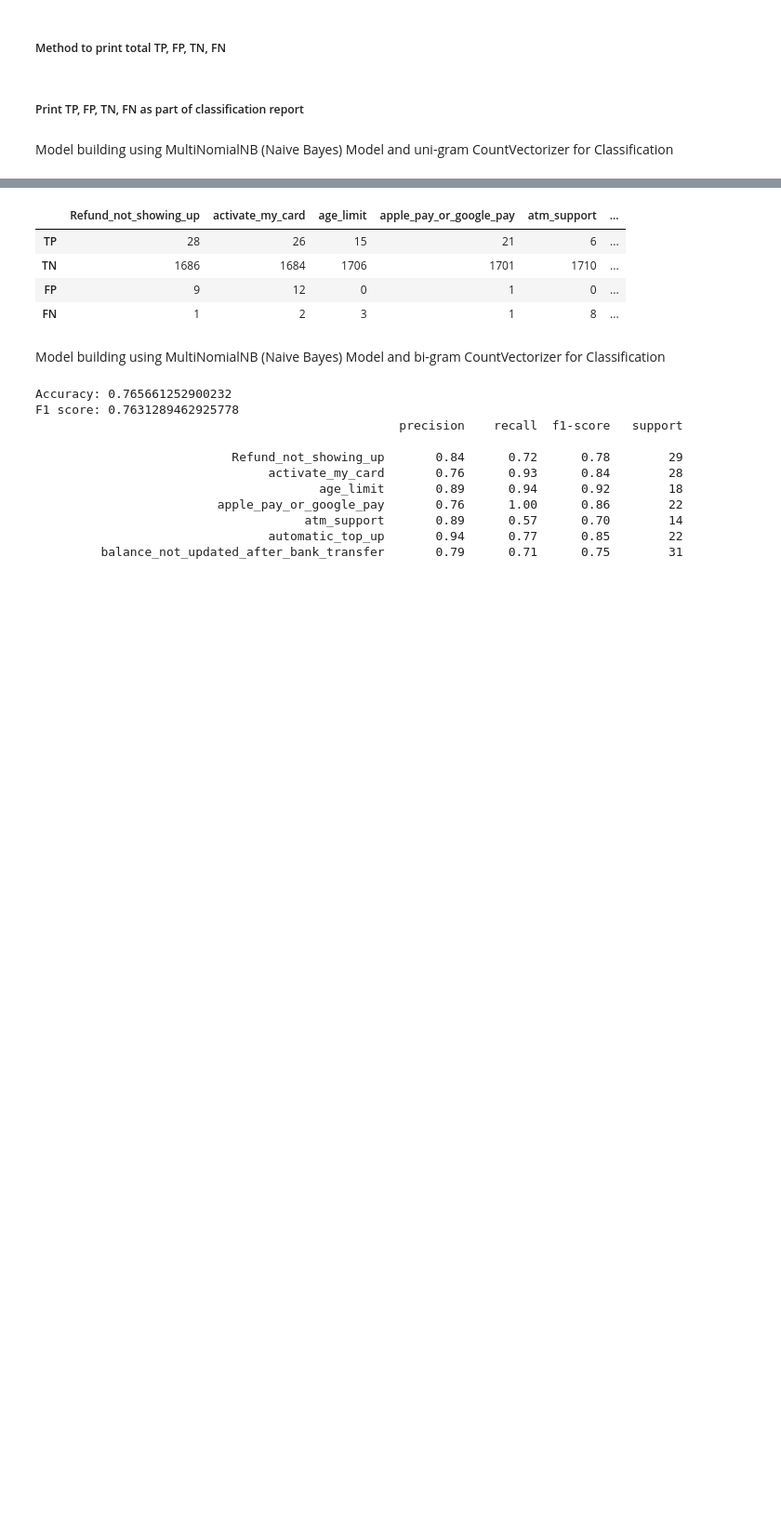
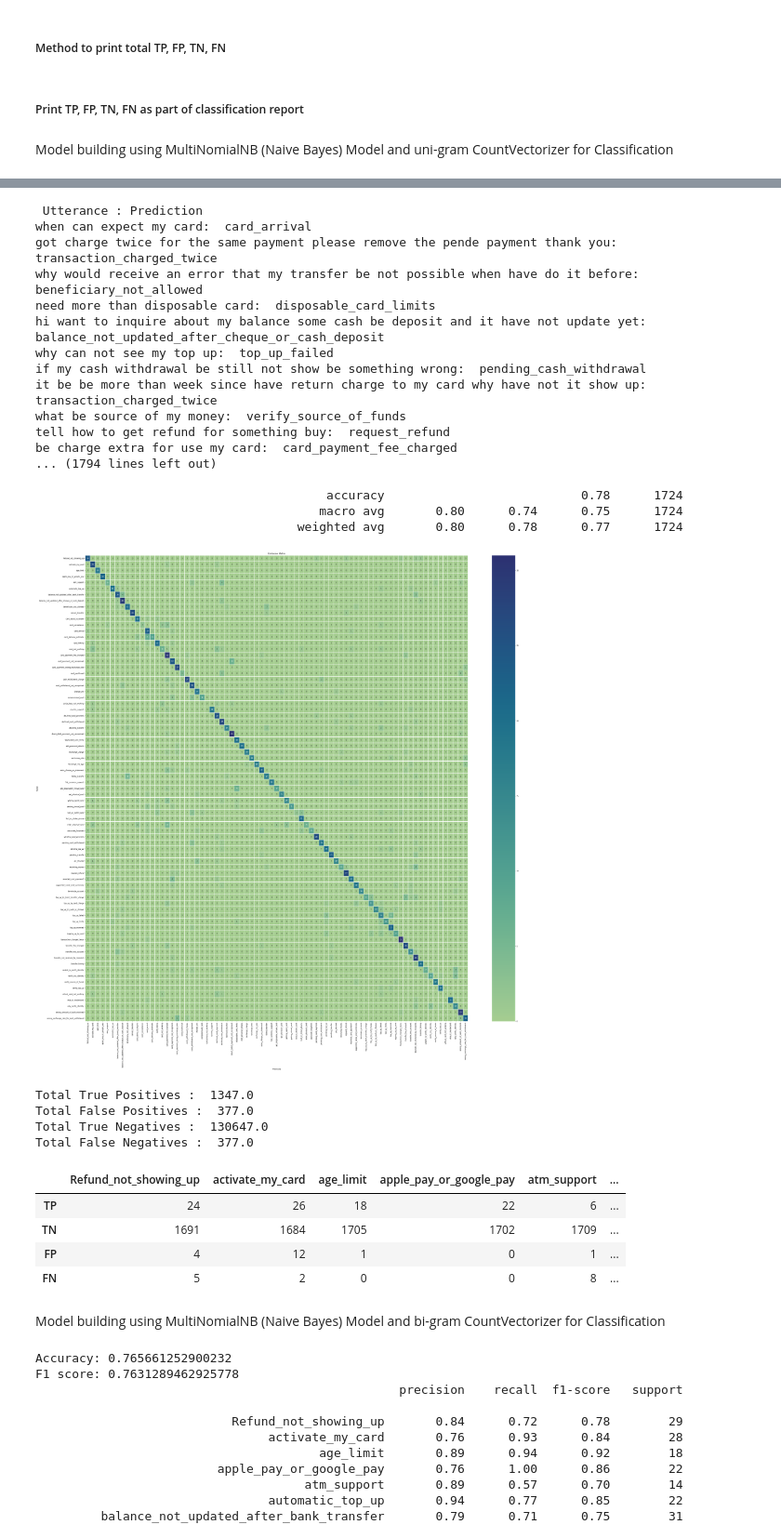
Before and after one commit to Seems1268/Topic_Analysis, a Jupyter notebook: Topic_Analysis.ipynb, the cells around one changed output, grey strips where cells are left out. Shown at 93% size. Cells and saved outputs as stored; diff of their text form; code cells hidden in the pictures; blank space fills up the shorter version.

Commit message:
Added code to display utterance and prediction for test dataset.

```diff
--- a/Topic_Analysis.ipynb
+++ b/Topic_Analysis.ipynb
@@ -505,23 +507,32 @@ Now convert each message into a vector that machine learning models can understa
 """
 pd.set_option('display.max_rows', None)
 pd.set_option('display.max_columns', None)
+y = utterances['intent']
+X = utterances['lemmatized_utterance']
+X_train, X_test, y_train, y_test = train_test_split(X, y, test_size=0.2, stratify=y)
+print("Shape of X_train: ", X_train.shape)
+print("Shape of X_test: ", X_test.shape)
+
 # Initialize uni-gram CountVectorizer
-vectorizer = CountVectorizer().fit_transform(utterances['lemmatized_utterance'])
-X = np.array(vectorizer.todense())
-#print("Shape of X: ", X.shape)
-y = utterances['intent']
-X_train, X_test, y_train, y_test = train_test_split(X, y, test_size=0.2, stratify=y)
-#print("Shape of X_train: ", X_train.shape)
-#print("Shape of X_test: ", X_test.shape)
+vectorizer = CountVectorizer()
+X_train_v = vectorizer.fit_transform(X_train.values)
 
-#display(y_test.value_counts(sort=True, ascending=True))
+# Display count of data samples for each intent in y_test
+display(y_test.value_counts(sort=True, ascending=True))
 
 # Initalize MNB classifier and fit with features
-count_vectorizer_unigram_MNB_model = MultinomialNB().fit(X_train, y_train)
+count_vectorizer_unigram_MNB_model = MultinomialNB().fit(X_train_v, y_train)
+
+#print(f"X_test utterances", X_test)
+X_test_v = vectorizer.transform(X_test.values)
 
 # get the predictions for X_test using pipeline object
-y_pred = count_vectorizer_unigram_MNB_model.predict(X_test)
-#print(y_pred)
+y_pred = count_vectorizer_unigram_MNB_model.predict(X_test_v)
+
+# Print the predicted intent for each utterance in X_test dataset
+print(f" Utterance : Prediction")
+res = "\n".join("{}:  {}".format(x, y) for x, y in zip(X_test, y_pred.tolist()))
+print(res)
 
 # get the model classification report
 print('Accuracy:', accuracy_score(y_test, y_pred))
@@ -529,7 +540,7 @@ print('F1 score:', f1_score(y_test, y_pred, average='weighted'))
 print (classification_report(y_test, y_pred))
 
 # Plot heatmap of confusion matrix
-#plot_confusion_matrix(y_test, y_pred)
+plot_confusion_matrix(y_test, y_pred)
 
 #Print total TP, FP, TN, FN
 print_total_values(y_test, y_pred)
@@ -559,8 +572,30 @@ Total False Negatives :  378.0
+ Utterance : Prediction
+when can expect my card:  card_arrival
+got charge twice for the same payment please remove the pende payment thank you:  transaction_charged_twice
+why would receive an error that my transfer be not possible when have do it before:  beneficiary_not_allowed
+need more than disposable card:  disposable_card_limits
+hi want to inquire about my balance some cash be deposit and it have not update yet:  balance_not_updated_after_cheque_or_cash_deposit
+why can not see my top up:  top_up_failed
+if my cash withdrawal be still not show be something wrong:  pending_cash_withdrawal
+it be be more than week since have return charge to my card why have not it show up:  transaction_charged_twice
+what be source of my money:  verify_source_of_funds
+tell how to get refund for something buy:  request_refund
+be charge extra for use my card:  card_payment_fee_charged
+... (1794 lines left out)
+
+                                        accuracy                           0.78      1724
+                                       macro avg       0.80      0.74      0.75      1724
+                                    weighted avg       0.80      0.78      0.77      1724
+[figure, added]
+Total True Positives :  1347.0
+Total False Positives :  377.0
+Total True Negatives :  130647.0
+Total False Negatives :  377.0
 |  | Refund_not_showing_up | activate_my_card | age_limit | apple_pay_or_google_pay | atm_support | ... |
-| TP | 28 | 26 | 15 | 21 | 6 | ... |
-| TN | 1686 | 1684 | 1706 | 1701 | 1710 | ... |
-| FP | 9 | 12 | 0 | 1 | 0 | ... |
-| FN | 1 | 2 | 3 | 1 | 8 | ... |
+| TP | 24 | 26 | 18 | 22 | 6 | ... |
+| TN | 1691 | 1684 | 1705 | 1702 | 1709 | ... |
+| FP | 4 | 12 | 1 | 0 | 1 | ... |
+| FN | 5 | 2 | 0 | 0 | 8 | ... |
 # %% [markdown]
 Model building using MultiNomialNB (Naive Bayes) Model and bi-gram CountVectorizer for Classification
 # %%
```
Also changed, not shown: parts of 4 cells of this notebook.
